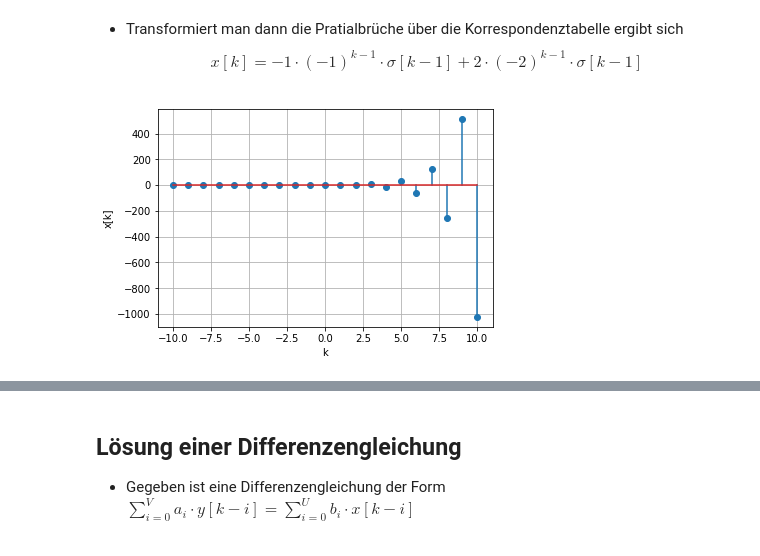
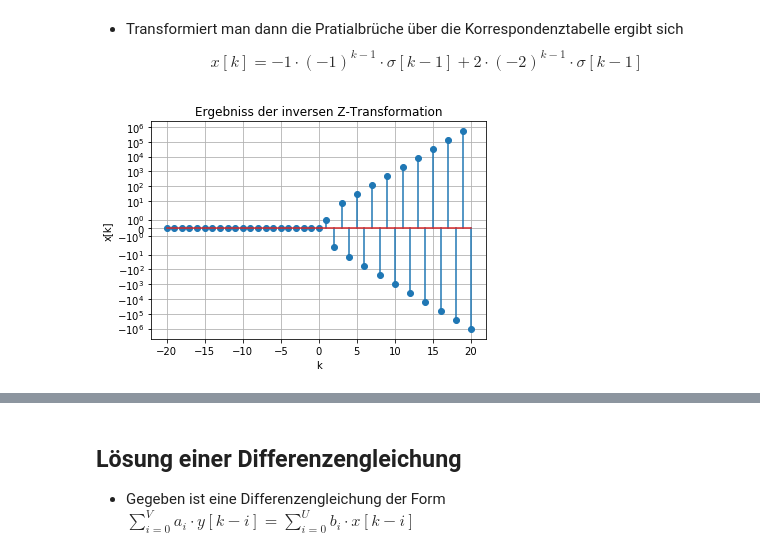
Before and after one commit to DooomiT/Signale-und-Systeme-Projektaufgabe, a Jupyter notebook: Z-Transformation.ipynb, the cells around one changed output, grey strips where cells are left out. Saved outputs shown, nothing was run; the diff lists cells and outputs as text; code cells hidden in the pictures.

Commit message:
Added Plots and funcs TODO: Refractor DO UNFIN ...

```diff
--- a/Z-Transformation.ipynb
+++ b/Z-Transformation.ipynb
@@ -481,22 +699,24 @@ $$x[k] = -1 \cdot (-1)^{k-1} \cdot \sigma[k-1] + 2 \cdot (-2)^{k-1} \cdot \sigma
 # %%
 %matplotlib inline
 import matplotlib
 import numpy as np
 import matplotlib.pyplot as plt
 import math
 
-amount = 20
+amount = 40
 k = np.linspace(-amount//2, amount//2, amount+1)
 k = np.int_(k)
 sigma = np.heaviside(k-1, 1)
 x = []
 for n in k:
     tmp = (-1) * math.pow(-1,n-1) * np.heaviside(n-1, 1) + 2 * math.pow(-2,n-1)*np.heaviside(n-1, 1)
     x.append(tmp)
 plt.stem(k,x)
 plt.grid(True)
+plt.title('Ergebniss der inversen Z-Transformation')
 plt.xlabel('k')
 plt.ylabel('x[k]')
+plt.yscale('symlog')
 plt.show()
 # %% [output]
-[figure, old version]
+[figure, new version]
```
Also changed, not shown: parts of 16 cells of this notebook, 16 other files.
